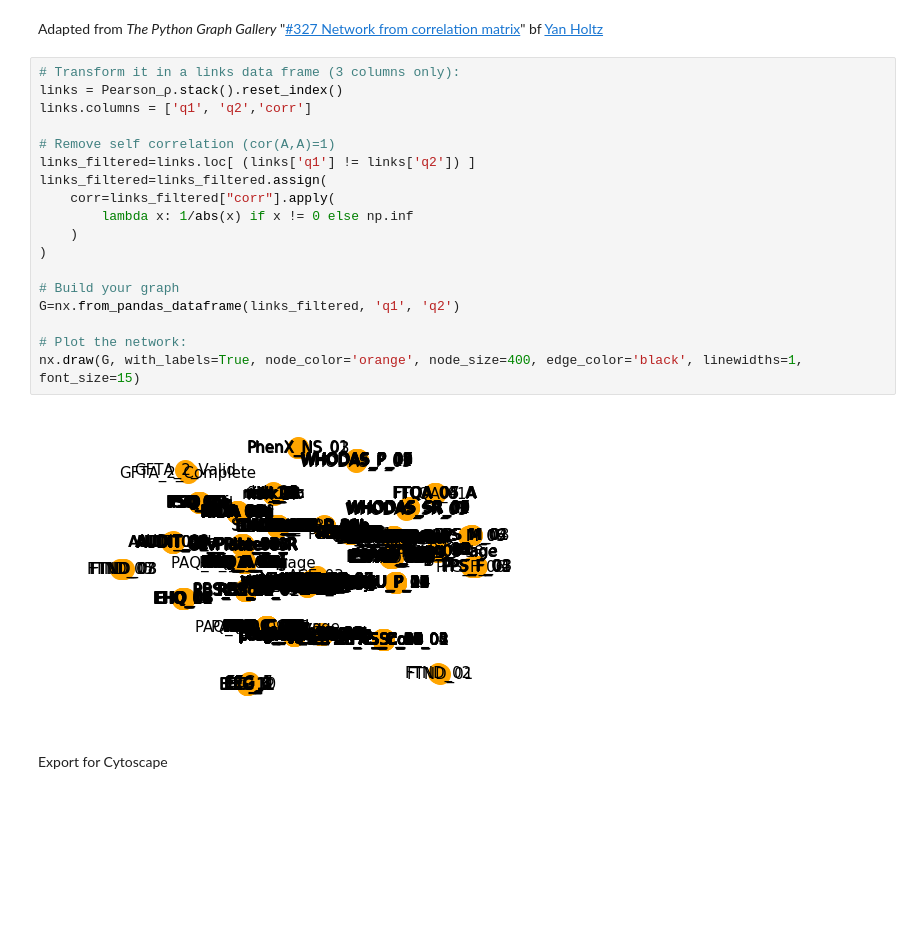
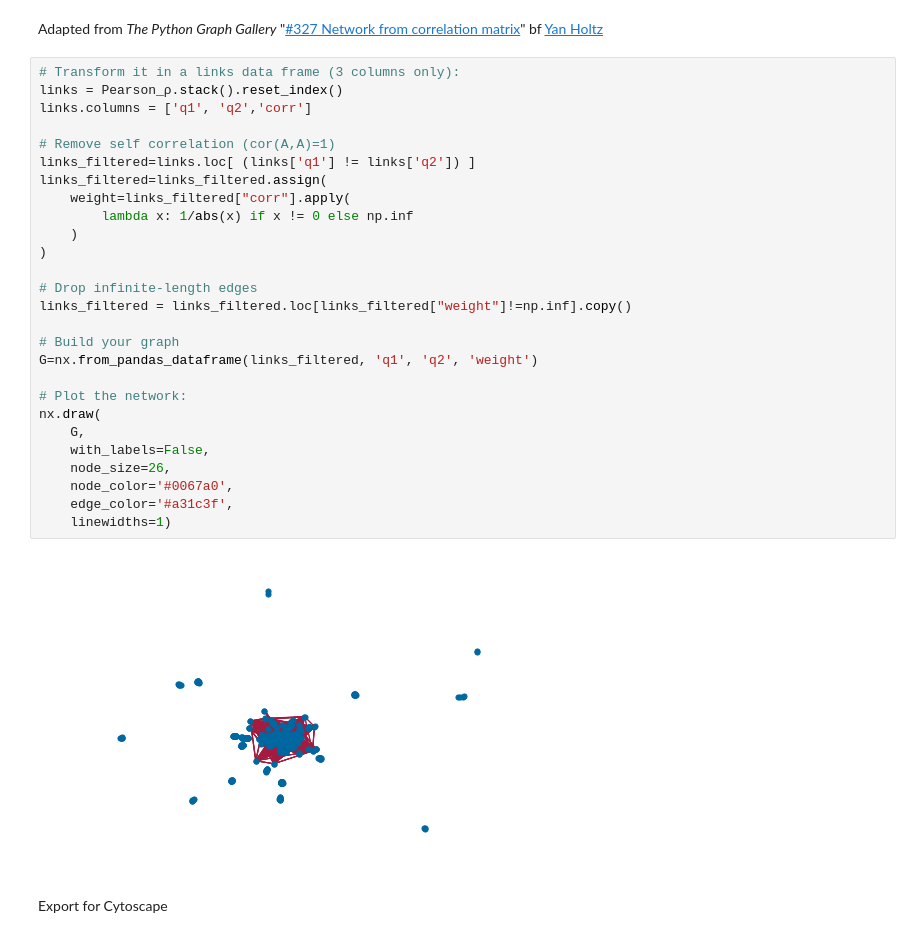
Before and after one commit to ChildMindInstitute/questionnaire-correlations, a Jupyter notebook: graph_question_correlations.ipynb, the cells around one changed output. Cells and saved outputs as stored; diff of their text form; blank space fills up the shorter version.

Commit message:
:construction: :art: Try Different Graph Layouts
Resolves #2

```diff
--- a/graph_question_correlations.ipynb
+++ b/graph_question_correlations.ipynb
@@ -110,23 +47,32 @@ Adapted from *The Python Graph Gallery* "[#327 Network from correlation matrix](
 # %%
 # Transform it in a links data frame (3 columns only):
 links = Pearson_ρ.stack().reset_index()
 links.columns = ['q1', 'q2','corr']
 
 # Remove self correlation (cor(A,A)=1)
 links_filtered=links.loc[ (links['q1'] != links['q2']) ]
 links_filtered=links_filtered.assign(
-    corr=links_filtered["corr"].apply(
+    weight=links_filtered["corr"].apply(
         lambda x: 1/abs(x) if x != 0 else np.inf
     )
 )
 
+# Drop infinite-length edges
+links_filtered = links_filtered.loc[links_filtered["weight"]!=np.inf].copy()
+
 # Build your graph
-G=nx.from_pandas_dataframe(links_filtered, 'q1', 'q2')
+G=nx.from_pandas_dataframe(links_filtered, 'q1', 'q2', 'weight')
 
 # Plot the network:
-nx.draw(G, with_labels=True, node_color='orange', node_size=400, edge_color='black', linewidths=1, font_size=15)
+nx.draw(
+    G,
+    with_labels=False,
+    node_size=26,
+    node_color='#0067a0',
+    edge_color='#a31c3f',
+    linewidths=1)
 # %% [output]
-[figure, old version]
+[figure, new version]
 # %% [markdown]
 Export for Cytoscape
 # %%
```
Also changed, not shown: parts of 13 cells of this notebook.
